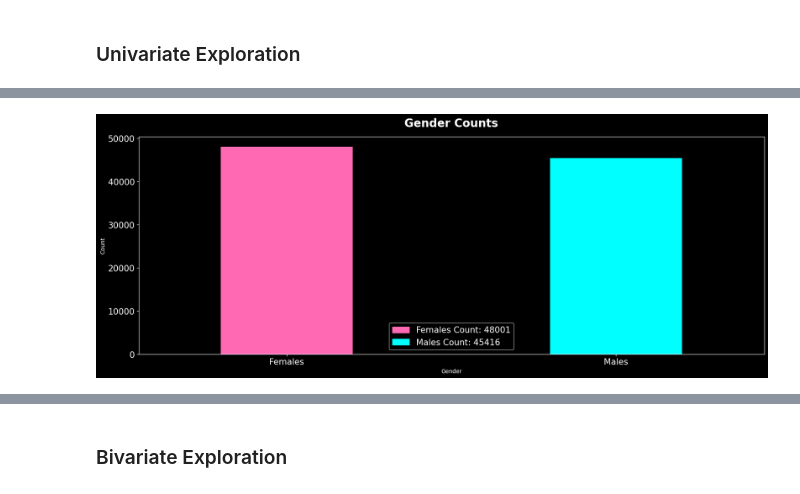
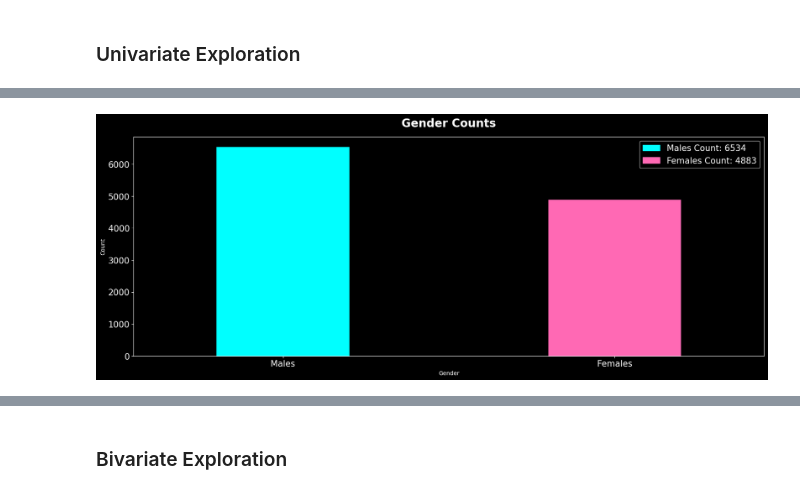
Before and after one commit to AIBabyTeaching/deep-learning-project-Momad-Y, a Jupyter notebook: Celebrity Look a Like CNN DL Project.ipynb, the cells around one changed output, grey strips where cells are left out. Drawn from its saved outputs; the diff is of its cells as text; code cells hidden in the pictures.

Commit message:
Fixed data preprocessing

```diff
--- a/Celebrity Look a Like CNN DL Project.ipynb
+++ b/Celebrity Look a Like CNN DL Project.ipynb
@@ -274,7 +256,7 @@ data_df["Full Img Path"] = data_df["Full Img Path"].apply(extract_data)
 # %%
 # Dropping the unnecessary columns from the dataframe
 data_df.drop(
-    ["Celeb ID", "Celeb Names", "Face Score", "Second Face Score", "Face Location"],
+    ["Celeb ID", "Celeb Names", "Second Face Score", "Face Location"],
     axis=1,
     inplace=True,
 )
@@ -357,5 +345,21 @@ data_df["Gender"] = data_df["Gender"].astype(int)
 # %%
 # Reordering the columns of the dataframe
 data_df = data_df.reindex(
-    columns=["Celebrity Name", "Gender", "Current Age", "Age at Photo", "Full Img Path"]
+    columns=[
+        "Celebrity Name",
+        "Gender",
+        "Current Age",
+        "Age at Photo",
+        "Full Img Path",
+        "Face Score",
+    ]
 )
+# %%
+# Keep only unique celebrities in the data with the highest face score
+data_df = data_df.sort_values(by=["Face Score"], ascending=False)
+data_df.drop_duplicates(subset="Celebrity Name", keep="first", inplace=True)
+print(
+    "Total no. of records with duplicate celebrities removed:", records - len(data_df)
+)
+records = len(data_df)  # Updating the total number of records
+print("Total no. of records after removing duplicate celebrities:", len(data_df))
@@ -362,3 +378,6 @@ data_df = data_df.reindex(
+# %%
+# Dropping the Face Score column
+data_df.drop(["Face Score"], axis=1, inplace=True)
 # %%
 # Resetting the index of the dataframe
 data_df.reset_index(drop=True, inplace=True)
@@ -426,25 +440,25 @@ plt.show()
 # %%
 # Plotting the distribution genders in the celebrities dataset
 gender_counts = data_df["Gender"].value_counts()
 gender_counts.rename({0: "Females", 1: "Males"}, inplace=True)
 
 plt.figure(figsize=(20, 7))
-gender_counts.plot(kind="bar", color=["hotpink", "aqua"], rot=0, width=0.4)
+gender_counts.plot(kind="bar", color=["aqua", "hotpink"], rot=0, width=0.4)
 
 plt.xticks(fontsize=15)
 plt.yticks(fontsize=15)
 
 plt.xlabel("Gender")
 plt.ylabel("Count")
 
 plt.title("Gender Counts", fontsize=20, fontweight="bold", y=1.03)
 
 females_patch = mpatches.Patch(
-    color="hotpink", label=f"Females Count: {gender_counts[0]}"
+    color="hotpink", label=f"Females Count: {gender_counts[1]}"
 )
-males_patch = mpatches.Patch(color="aqua", label=f"Males Count: {gender_counts[1]}")
-plt.legend(handles=[females_patch, males_patch], fontsize=15)
+males_patch = mpatches.Patch(color="aqua", label=f"Males Count: {gender_counts[0]}")
+plt.legend(handles=[males_patch, females_patch], fontsize=15)
 
 plt.show()
 # %% [output]
-[figure, old version]
+[figure, new version]
```
Also changed, not shown: parts of 36 cells of this notebook.
